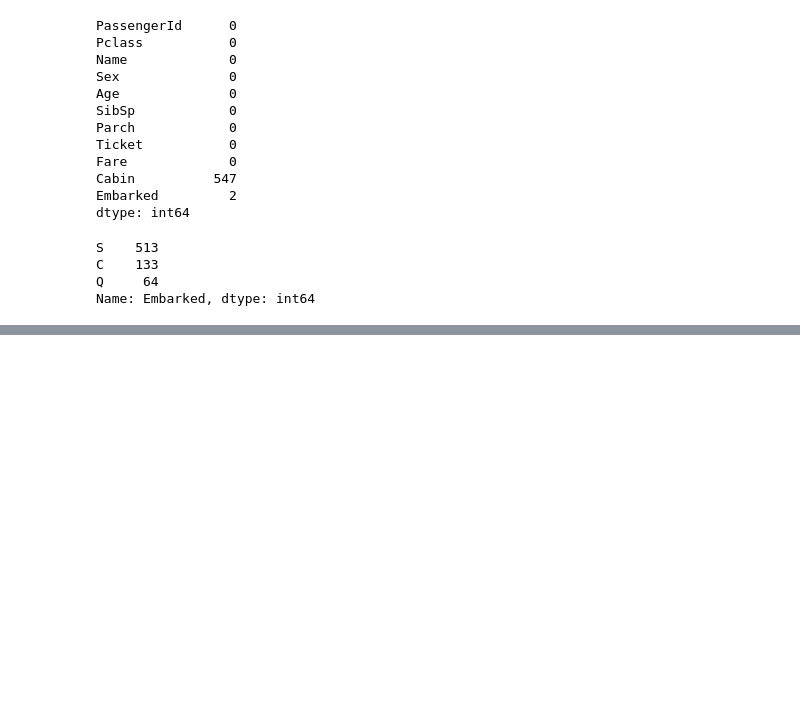
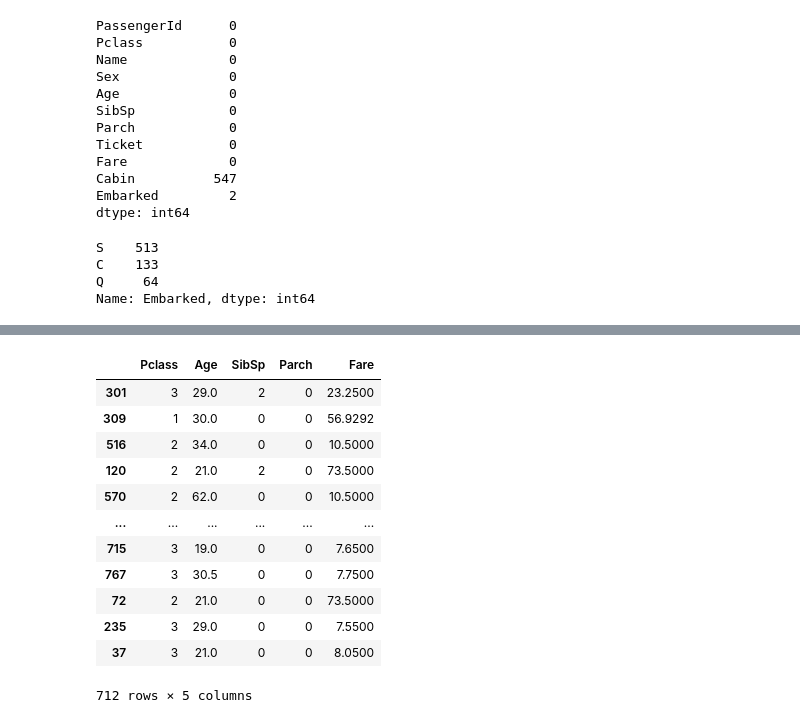
Before and after one commit to ShreeKeshavan/Machine_Learning, a Jupyter notebook: Case_study_1.ipynb, the cells around one changed output, grey strips where cells are left out. Saved outputs shown, nothing was run; the diff lists cells and outputs as text; code cells hidden in the pictures; blank space fills up the shorter version.

```diff
--- a/Case_study_1.ipynb
+++ b/Case_study_1.ipynb
@@ -167,0 +234,16 @@ X_train.Embarked = X_train.Embarked.replace(np.nan,'S') #replaced null with more
+# %%
+X_train[['Pclass','Age','SibSp','Parch','Fare']]
+# %% [output]
+|  | Pclass | Age | SibSp | Parch | Fare |
+| 301 | 3 | 29.0 | 2 | 0 | 23.2500 |
+| 309 | 1 | 30.0 | 0 | 0 | 56.9292 |
+| 516 | 2 | 34.0 | 0 | 0 | 10.5000 |
+| 120 | 2 | 21.0 | 2 | 0 | 73.5000 |
+| 570 | 2 | 62.0 | 0 | 0 | 10.5000 |
+| ... | ... | ... | ... | ... | ... |
+| 715 | 3 | 19.0 | 0 | 0 | 7.6500 |
+| 767 | 3 | 30.5 | 0 | 0 | 7.7500 |
+| 72 | 2 | 21.0 | 0 | 0 | 73.5000 |
+| 235 | 3 | 29.0 | 0 | 0 | 7.5500 |
+| 37 | 3 | 21.0 | 0 | 0 | 8.0500 |
+712 rows × 5 columns
```
Also changed, not shown: parts of 13 cells of this notebook.
